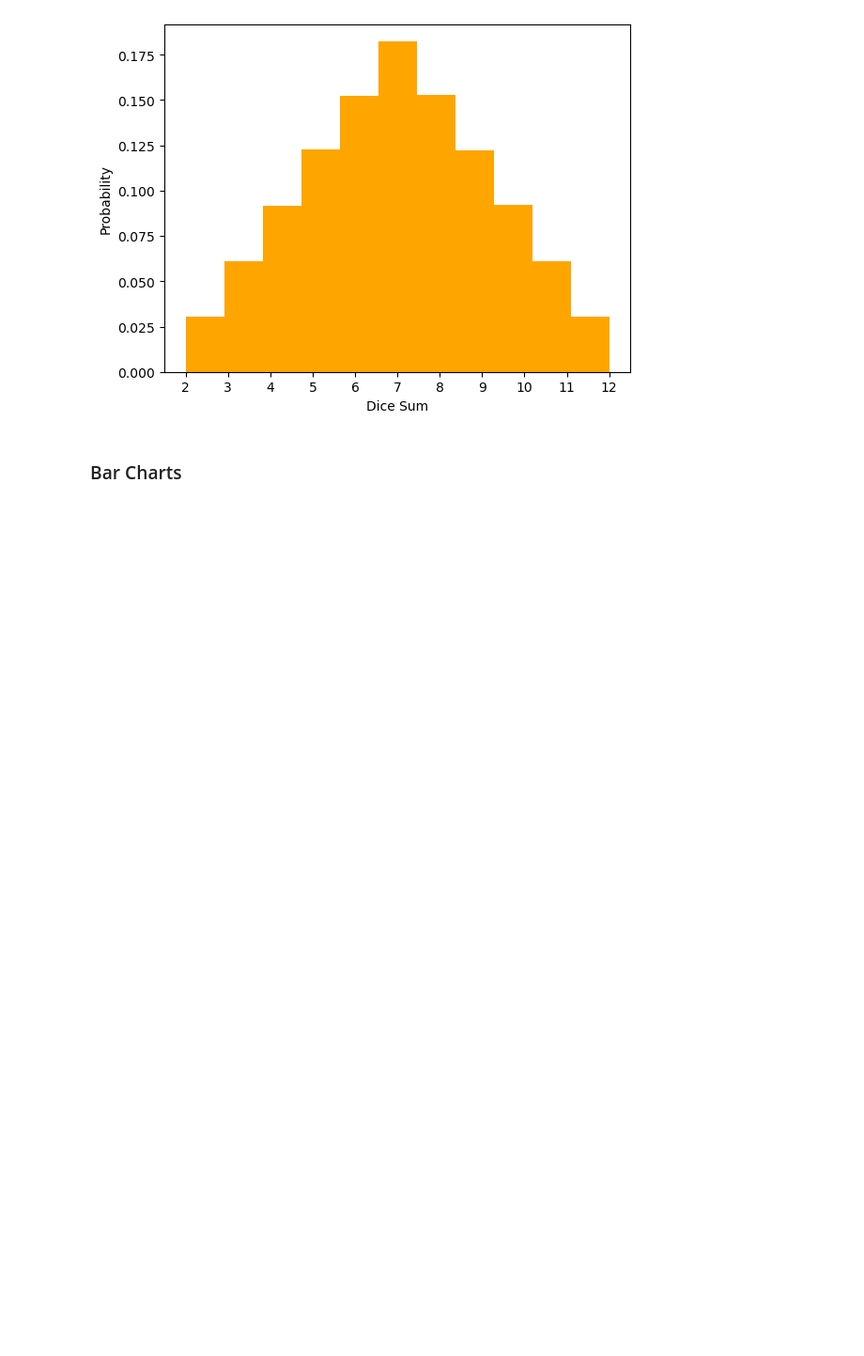
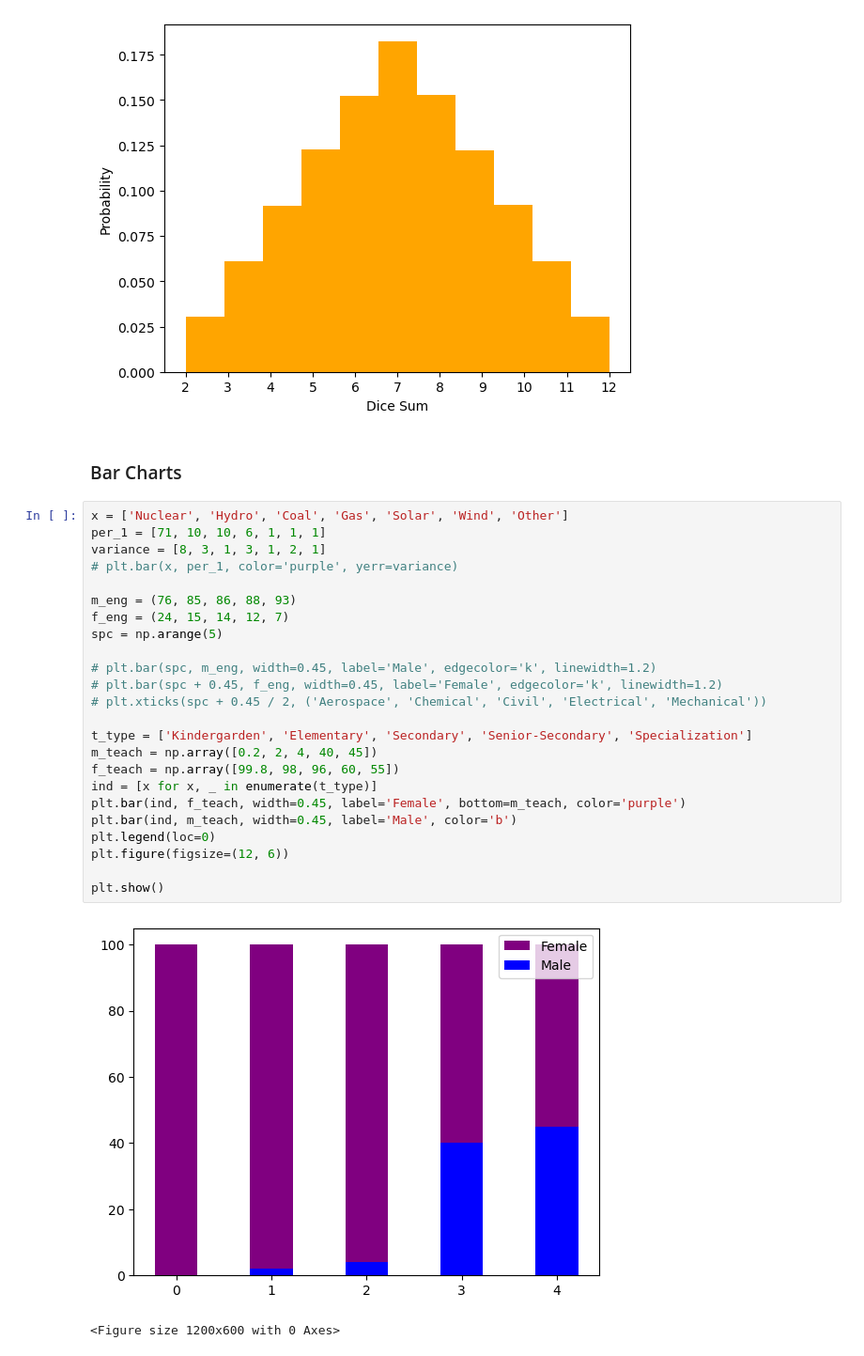
Before and after one commit to Prashin006/data-science, a Jupyter notebook: matplotlib-tutorial-1-33-59-derek-banas.ipynb, the cells around one changed output. Shown at 94% size. Drawn from its saved outputs; the diff is of its cells as text; blank space fills up the shorter version.

Commit message:
add working with bar graphs

```diff
--- a/matplotlib-tutorial-1-33-59-derek-banas.ipynb
+++ b/matplotlib-tutorial-1-33-59-derek-banas.ipynb
@@ -274,3 +274,30 @@ plt.show()
 [figure]
 # %% [markdown]
 ### Bar Charts
+# %%
+x = ['Nuclear', 'Hydro', 'Coal', 'Gas', 'Solar', 'Wind', 'Other']
+per_1 = [71, 10, 10, 6, 1, 1, 1]
+variance = [8, 3, 1, 3, 1, 2, 1]
+# plt.bar(x, per_1, color='purple', yerr=variance)
+
+m_eng = (76, 85, 86, 88, 93)
+f_eng = (24, 15, 14, 12, 7)
+spc = np.arange(5)
+
+# plt.bar(spc, m_eng, width=0.45, label='Male', edgecolor='k', linewidth=1.2)
+# plt.bar(spc + 0.45, f_eng, width=0.45, label='Female', edgecolor='k', linewidth=1.2)
+# plt.xticks(spc + 0.45 / 2, ('Aerospace', 'Chemical', 'Civil', 'Electrical', 'Mechanical'))
+
+t_type = ['Kindergarden', 'Elementary', 'Secondary', 'Senior-Secondary', 'Specialization']
+m_teach = np.array([0.2, 2, 4, 40, 45])
+f_teach = np.array([99.8, 98, 96, 60, 55])
+ind = [x for x, _ in enumerate(t_type)]
+plt.bar(ind, f_teach, width=0.45, label='Female', bottom=m_teach, color='purple')
+plt.bar(ind, m_teach, width=0.45, label='Male', color='b')
+plt.legend(loc=0)
+plt.figure(figsize=(12, 6))
+
+plt.show()
+# %% [output]
+[figure, added]
+<Figure size 1200x600 with 0 Axes>
```
